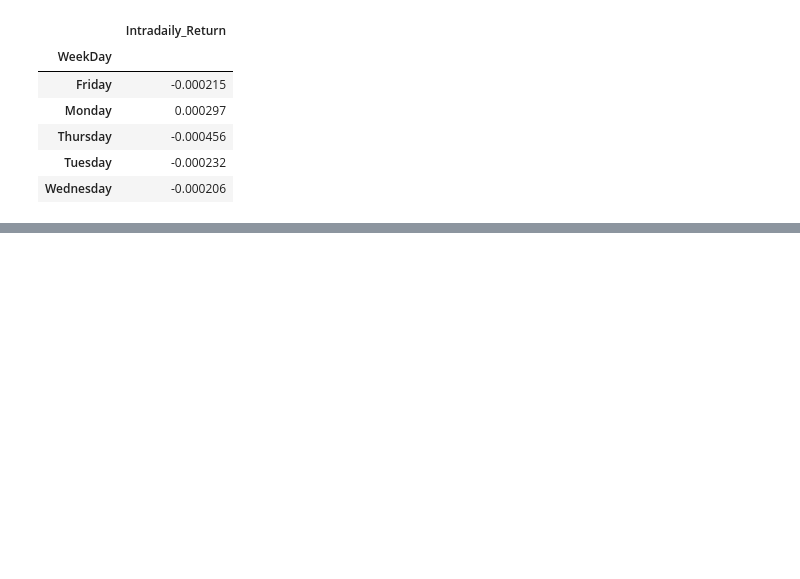
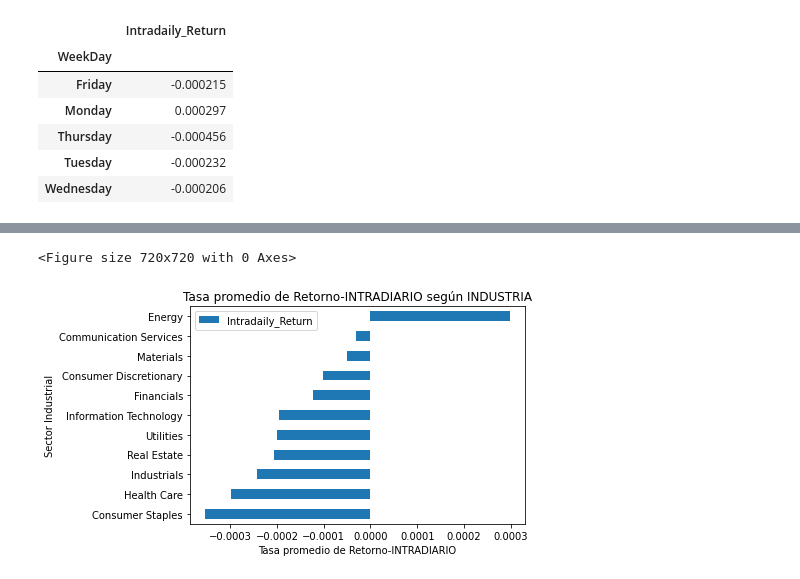
Before and after one commit to lugeminai/DS-PI-ProyectoIndividual, a Jupyter notebook: ds_pi_financiero/preliminar.ipynb, the cells around one changed output, grey strips where cells are left out. Saved outputs shown, nothing was run; the diff lists cells and outputs as text; code cells hidden in the pictures; blank space fills up the shorter version.

```diff
--- a/ds_pi_financiero/preliminar.ipynb
+++ b/ds_pi_financiero/preliminar.ipynb
@@ -231,0 +323,5 @@ Text(0, 0.5, 'Dia de la semana')
+# %%
+df_emp_r_intra= pd.DataFrame()
+
+df_emp_r_intra=df_global_ind[['GICS Sector','Intradaily_Return']]
+df_emp_r_intra
@@ -231,0 +342,4 @@ Text(0, 0.5, 'Dia de la semana')
+# %%
+df_emp_r_intra =df_emp_r_intra.groupby(['GICS Sector']).mean()
+df_emp_r_intra = df_emp_r_intra.sort_values('Intradaily_Return',ascending=True)
+df_emp_r_intra
@@ -231,0 +360,10 @@ Text(0, 0.5, 'Dia de la semana')
+# %%
+plt.figure(figsize=(10,10))
+df_emp_r_intra.plot.barh()
+plt.title('Tasa promedio de Retorno-INTRADIARIO según INDUSTRIA')
+plt.xlabel('Tasa promedio de Retorno-INTRADIARIO')
+plt.ylabel('Sector Industrial')
+plt.show()
+# %% [output]
+<Figure size 720x720 with 0 Axes>
+[figure, added]
```
Also changed, not shown: parts of 16 cells of this notebook.
